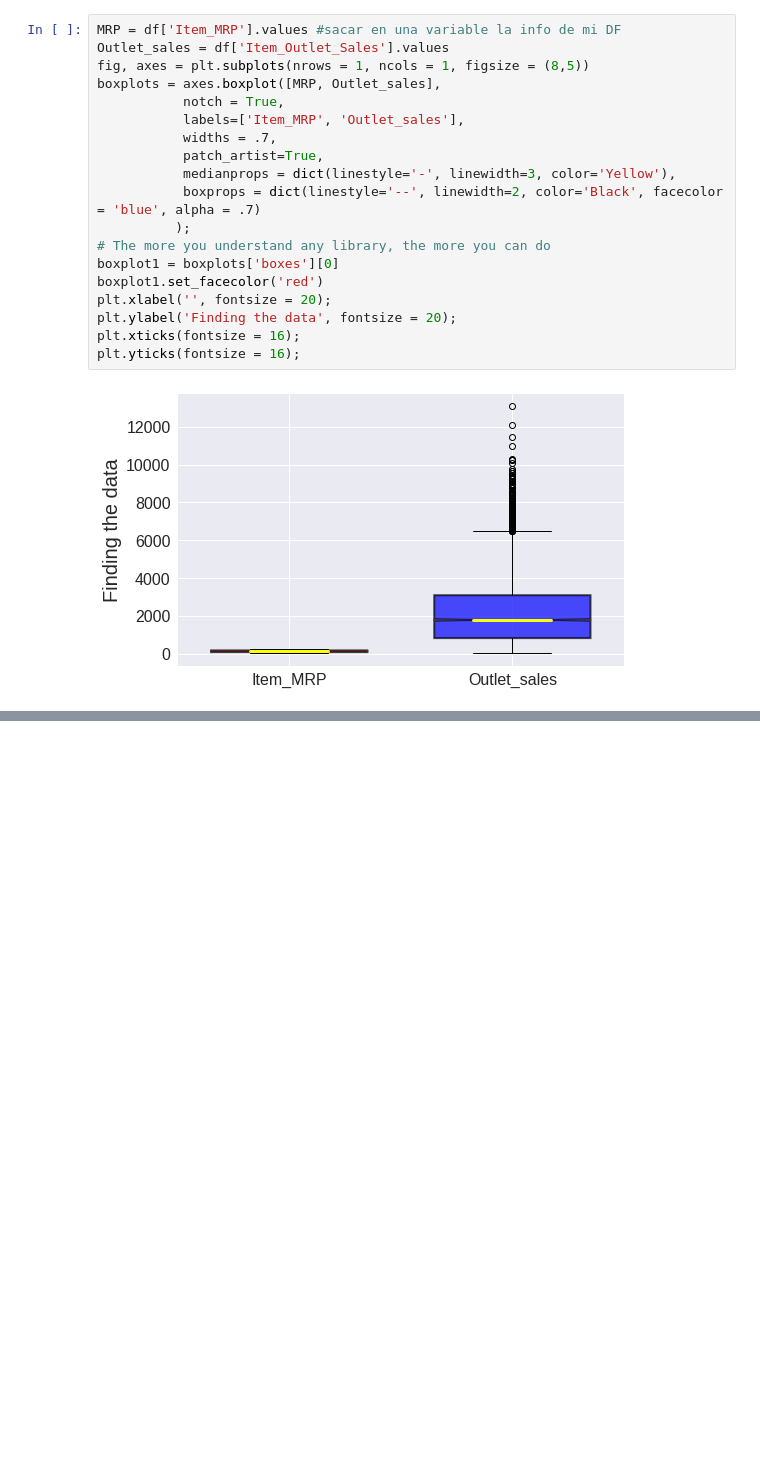
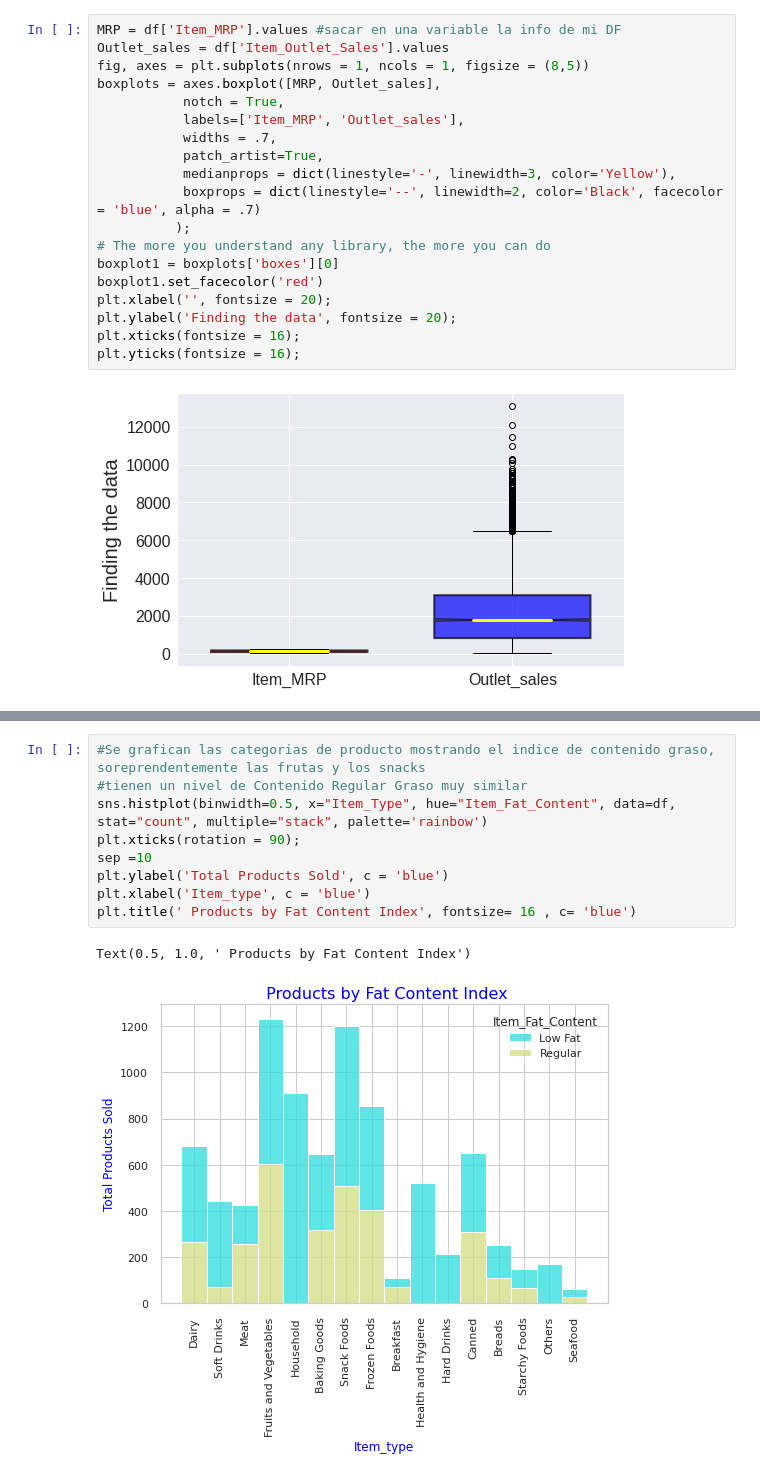
Before and after one commit to Angelica2929/sales_prediction, a Jupyter notebook: Prediccion_Ventas.ipynb, the cells around one changed output, grey strips where cells are left out. Drawn from its saved outputs; the diff is of its cells as text; blank space fills up the shorter version.

```diff
--- a/Prediccion_Ventas.ipynb
+++ b/Prediccion_Ventas.ipynb
@@ -316,0 +553,12 @@ sns.heatmap(corr, cmap = 'Oranges', annot= True)
+# %%
+#Se grafican las categorias de producto mostrando el indice de contenido graso, soreprendentemente las frutas y los snacks
+#tienen un nivel de Contenido Regular Graso muy similar
+sns.histplot(binwidth=0.5, x="Item_Type", hue="Item_Fat_Content", data=df, stat="count", multiple="stack", palette='rainbow')
+plt.xticks(rotation = 90);
+sep =10
+plt.ylabel('Total Products Sold', c = 'blue')
+plt.xlabel('Item_type', c = 'blue')
+plt.title(' Products by Fat Content Index', fontsize= 16 , c= 'blue')
+# %% [output]
+Text(0.5, 1.0, ' Products by Fat Content Index')
+[figure, added]
```
Also changed, not shown: parts of 21 cells of this notebook.
